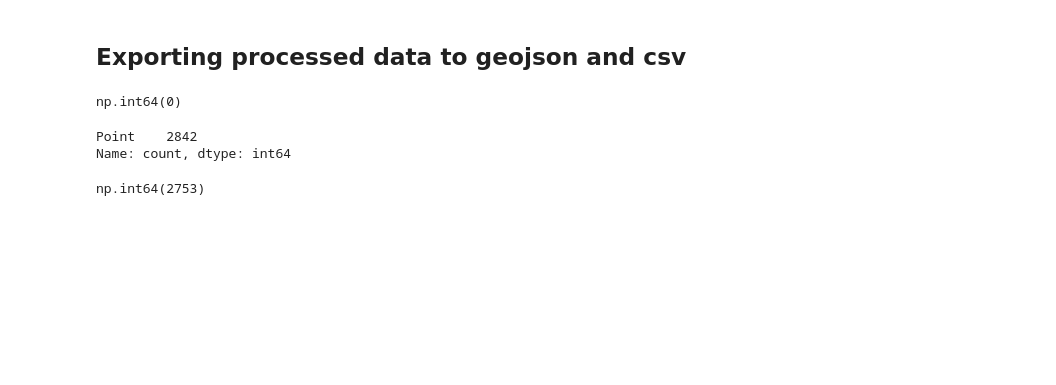
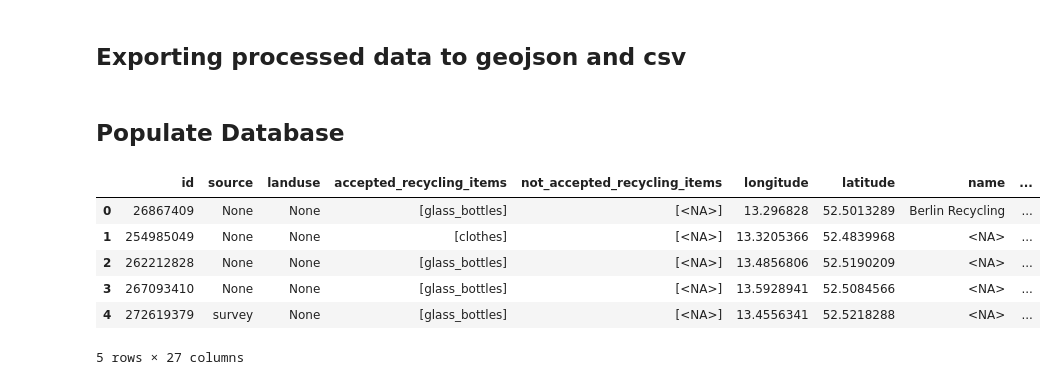
Before and after one commit to Nigar1209/berlin-poi-osm-pipeline, a Jupyter notebook: recycling_points/scripts/recycling_points_data.ipynb, the cells around one changed output. Drawn from its saved outputs; the diff is of its cells as text; code cells hidden in the pictures; blank space fills up the shorter version.

```diff
--- a/recycling_points/scripts/recycling_points_data.ipynb
+++ b/recycling_points/scripts/recycling_points_data.ipynb
@@ -2803,16 +1370,17 @@ recycling_point_df_district.head()
 recycling_point_df_district.to_file("../sources/final_recycling_points_with_district.geojson", driver="GeoJSON")
 # %%
 recycling_point_df_district.to_csv("../sources/final_recycling_points_with_district.csv", index=False)
-# %%
-recycling_point_df_district["district_id"].isna().sum()
-# %% [output]
-np.int64(0)
-# %%
-recycling_point_df_district.geometry.geom_type.value_counts()
-# %% [output]
-Point    2842
-Name: count, dtype: int64
-# %%
-recycling_point_df_district["full_address"].isna().sum()
-# %% [output]
-np.int64(2753)
+# %% [markdown]
+## Populate Database
+# %%
+# Load persisted OSM extract to avoid repeated network queries
+recycling_point_df_district = gpd.read_file("../sources/final_recycling_points_with_district.geojson")
+recycling_point_df_district.head()
+# %% [output]
+|  | id | source | landuse | accepted_recycling_items | not_accepted_recycling_items | longitude | latitude | name | ... |
+| 0 | 26867409 | None | None | [glass_bottles] | [<NA>] | 13.296828 | 52.5013289 | Berlin Recycling | ... |
+| 1 | 254985049 | None | None | [clothes] | [<NA>] | 13.3205366 | 52.4839968 | <NA> | ... |
+| 2 | 262212828 | None | None | [glass_bottles] | [<NA>] | 13.4856806 | 52.5190209 | <NA> | ... |
+| 3 | 267093410 | None | None | [glass_bottles] | [<NA>] | 13.5928941 | 52.5084566 | <NA> | ... |
+| 4 | 272619379 | survey | None | [glass_bottles] | [<NA>] | 13.4556341 | 52.5218288 | <NA> | ... |
+5 rows × 27 columns
```
Also changed, not shown: parts of 158 cells of this notebook, 4 other files.
